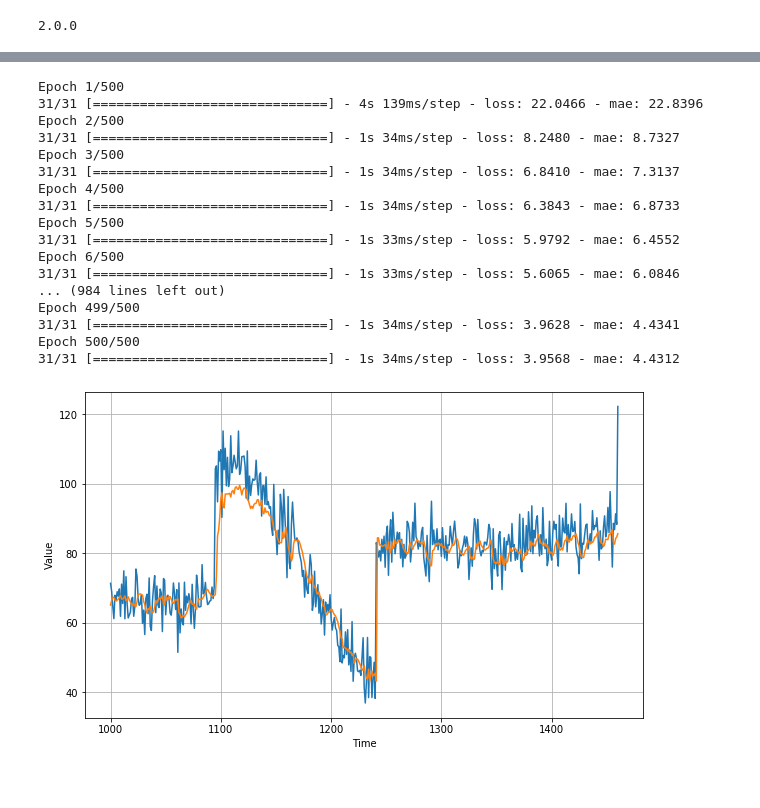
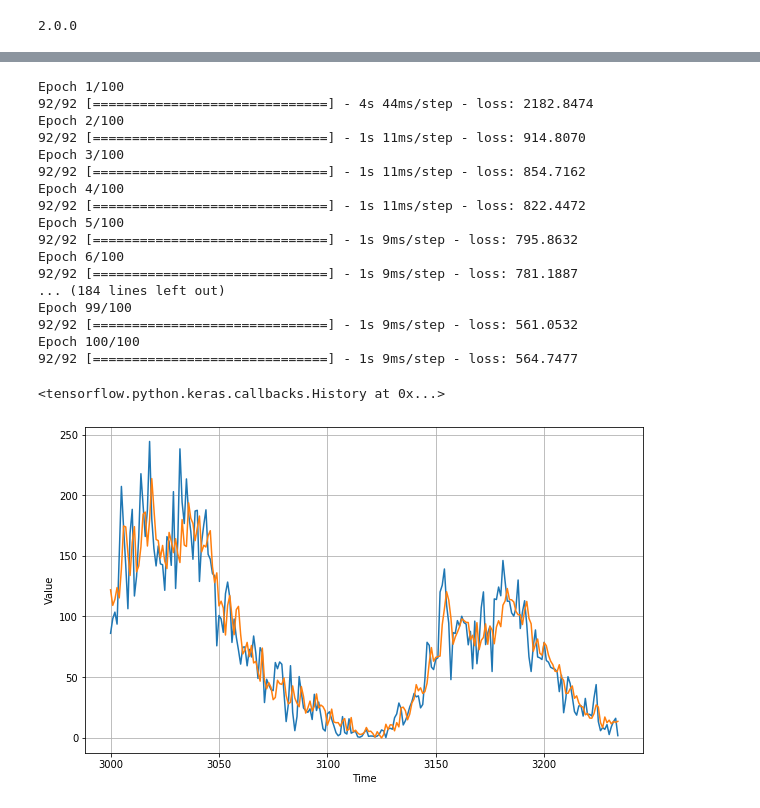
Before and after one commit to santolina/Convolutional-Neural-Networks-in-TensorFlow, a Jupyter notebook: Course_4_S+P_Week_4_Lesson_1.ipynb, the cells around one changed output, grey strips where cells are left out. Saved outputs shown, nothing was run; the diff lists cells and outputs as text; code cells hidden in the pictures.

```diff
--- a/Course_4_S+P_Week_4_Lesson_1.ipynb
+++ b/Course_4_S+P_Week_4_Lesson_1.ipynb
@@ -128,43 +72,30 @@ plt.axis([1e-8, 1e-4, 0, 30])
 # %%
-tf.keras.backend.clear_session()
-tf.random.set_seed(51)
-np.random.seed(51)
-#batch_size = 16
 dataset = windowed_dataset(x_train, window_size, batch_size, shuffle_buffer_size)
 
 model = tf.keras.models.Sequential([
-  tf.keras.layers.Conv1D(filters=32, kernel_size=3,
-                      strides=1, padding="causal",
-                      activation="relu",
-                      input_shape=[None, 1]),
-  tf.keras.layers.LSTM(32, return_sequences=True),
-  tf.keras.layers.LSTM(32, return_sequences=True),
-  tf.keras.layers.Dense(1),
-  tf.keras.layers.Lambda(lambda x: x * 200)
+    tf.keras.layers.Dense(20, input_shape=[window_size], activation="relu"),
+    tf.keras.layers.Dense(10, activation="relu"),
+    tf.keras.layers.Dense(1)
 ])
 
-#optimizer = tf.keras.optimizers.SGD(lr=1e-5, momentum=0.9)
-optimizer = tf.keras.optimizers.SGD(lr=0.9e-5, momentum=0.9)
-
-model.compile(loss=tf.keras.losses.Huber(),
-              optimizer=optimizer,
-              metrics=["mae"])
-history = model.fit(dataset,epochs=500)
+model.compile(loss="mse", optimizer=tf.keras.optimizers.SGD(lr=1e-7, momentum=0.9))
+model.fit(dataset,epochs=100,verbose=1)
 # %% [output]
-Epoch 1/500
-31/31 [==============================] - 4s 139ms/step - loss: 22.0466 - mae: 22.8396
-Epoch 2/500
-31/31 [==============================] - 1s 34ms/step - loss: 8.2480 - mae: 8.7327
-Epoch 3/500
-31/31 [==============================] - 1s 34ms/step - loss: 6.8410 - mae: 7.3137
-Epoch 4/500
-31/31 [==============================] - 1s 34ms/step - loss: 6.3843 - mae: 6.8733
-Epoch 5/500
-31/31 [==============================] - 1s 33ms/step - loss: 5.9792 - mae: 6.4552
-Epoch 6/500
-31/31 [==============================] - 1s 33ms/step - loss: 5.6065 - mae: 6.0846
-... (984 lines left out)
-Epoch 499/500
-31/31 [==============================] - 1s 34ms/step - loss: 3.9628 - mae: 4.4341
-Epoch 500/500
-31/31 [==============================] - 1s 34ms/step - loss: 3.9568 - mae: 4.4312
+Epoch 1/100
+92/92 [==============================] - 4s 44ms/step - loss: 2182.8474
+Epoch 2/100
+92/92 [==============================] - 1s 11ms/step - loss: 914.8070
+Epoch 3/100
+92/92 [==============================] - 1s 11ms/step - loss: 854.7162
+Epoch 4/100
+92/92 [==============================] - 1s 11ms/step - loss: 822.4472
+Epoch 5/100
+92/92 [==============================] - 1s 9ms/step - loss: 795.8632
+Epoch 6/100
+92/92 [==============================] - 1s 9ms/step - loss: 781.1887
+... (184 lines left out)
+Epoch 99/100
+92/92 [==============================] - 1s 9ms/step - loss: 561.0532
+Epoch 100/100
+92/92 [==============================] - 1s 9ms/step - loss: 564.7477
+<tensorflow.python.keras.callbacks.History at 0x...>
@@ -174,7 +102,16 @@ rnn_forecast = rnn_forecast[split_time - window_size:-1, -1, 0]
-# %%
-plt.figure(figsize=(10, 6))
-plot_series(time_valid, x_valid)
-plot_series(time_valid, rnn_forecast)
-# %% [output]
-[figure, removed]
+# %%
+forecast=[]
+for time in range(len(series) - window_size):
+  forecast.append(model.predict(series[time:time + window_size][np.newaxis]))
+
+forecast = forecast[split_time-window_size:]
+results = np.array(forecast)[:, 0, 0]
+
+
+plt.figure(figsize=(10, 6))
+
+plot_series(time_valid, x_valid)
+plot_series(time_valid, results)
+# %% [output]
+[figure, added]
 # %%
```
Also changed, not shown: parts of 17 cells of this notebook.
